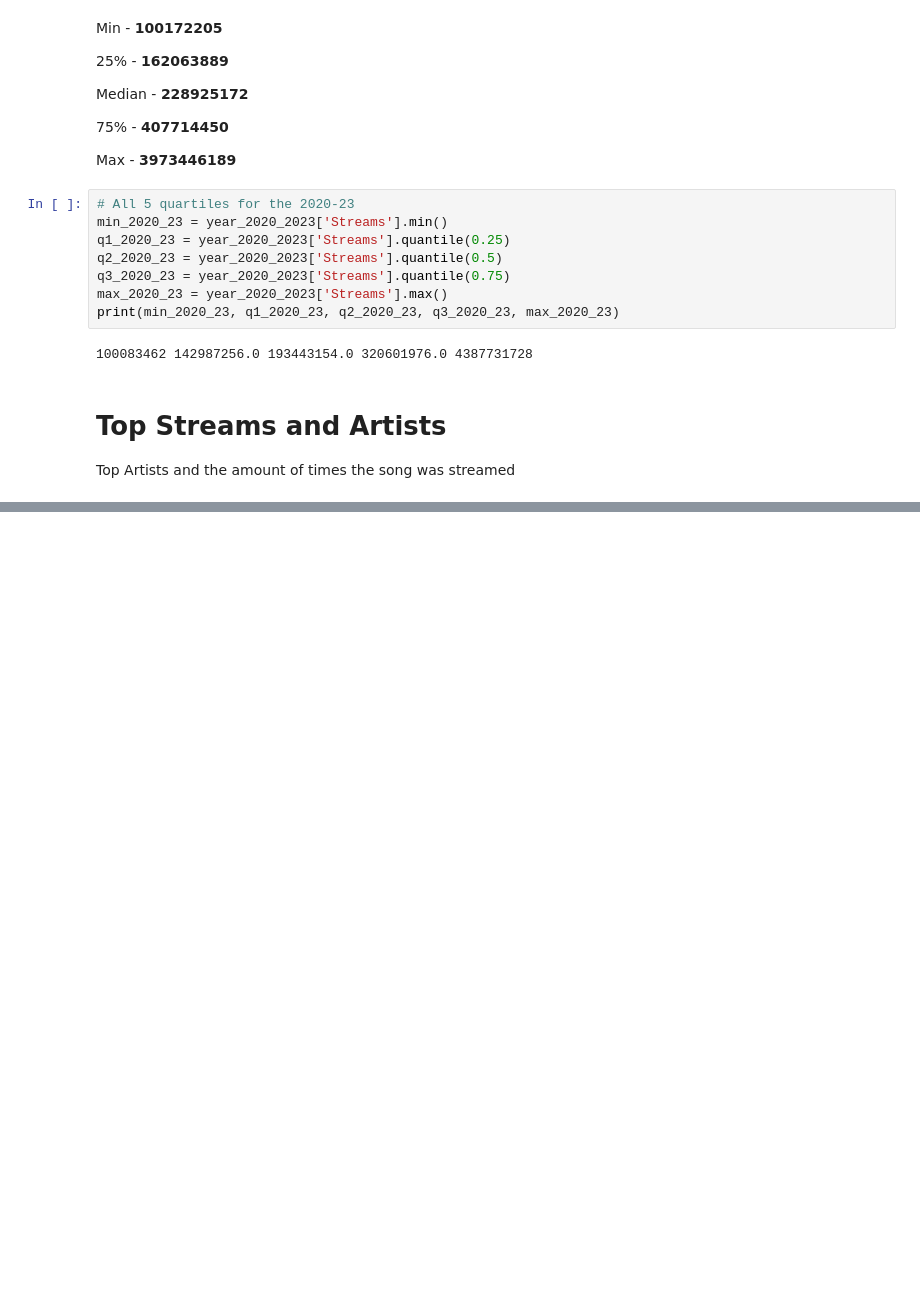
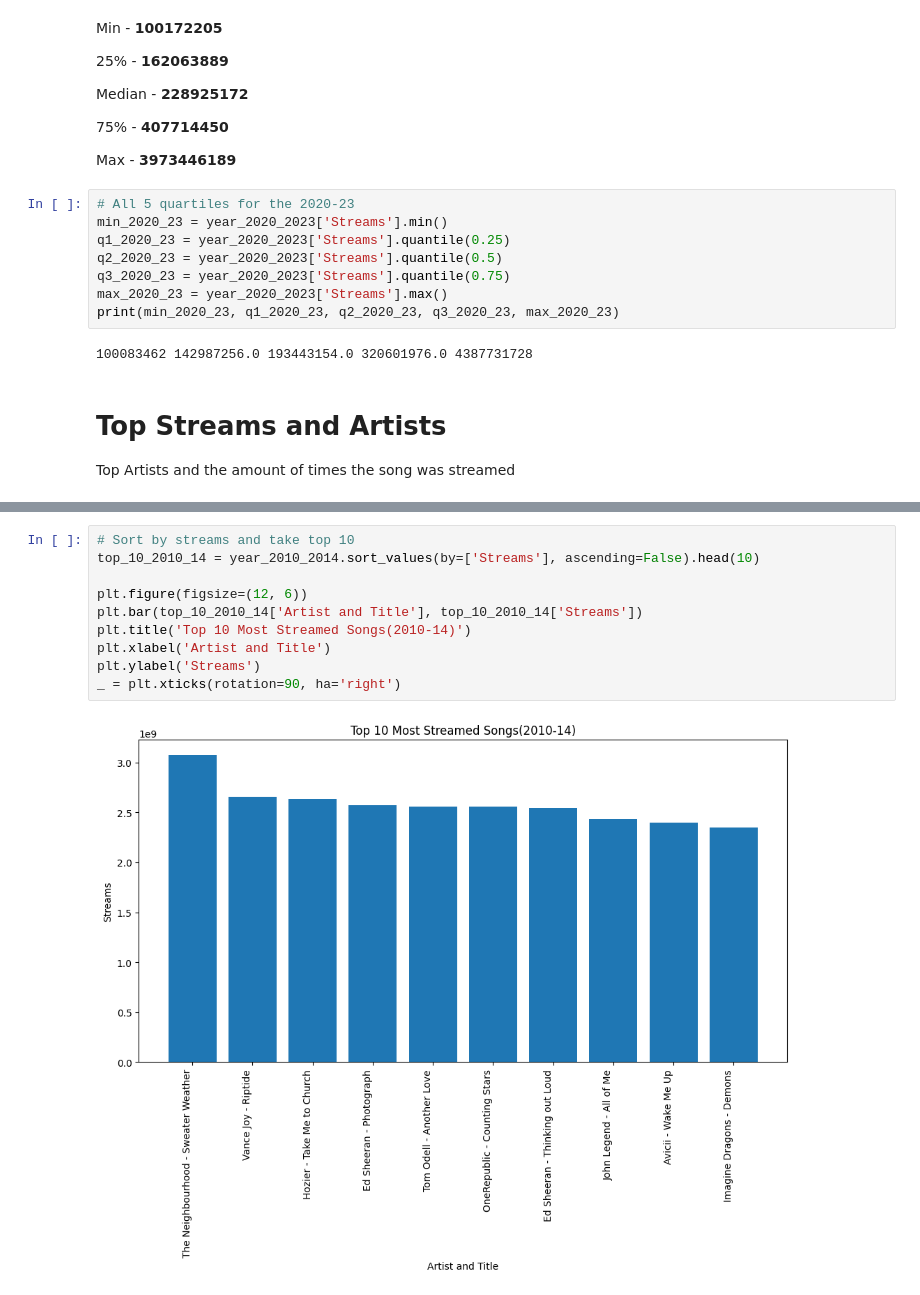
Before and after one commit to JTenaSan/CS3120_EDA_Jesus-Tena, a Jupyter notebook: Spotify_EDA_Jesus_Tena.ipynb, the cells around one changed output, grey strips where cells are left out. Cells and saved outputs as stored; diff of their text form; blank space fills up the shorter version.

```diff
--- a/Spotify_EDA_Jesus_Tena.ipynb
+++ b/Spotify_EDA_Jesus_Tena.ipynb
@@ -304,0 +307,12 @@ artist_2010_2014.head()
+# %%
+# Sort by streams and take top 10
+top_10_2010_14 = year_2010_2014.sort_values(by=['Streams'], ascending=False).head(10)
+
+plt.figure(figsize=(12, 6))
+plt.bar(top_10_2010_14['Artist and Title'], top_10_2010_14['Streams'])
+plt.title('Top 10 Most Streamed Songs(2010-14)')
+plt.xlabel('Artist and Title')
+plt.ylabel('Streams')
+_ = plt.xticks(rotation=90, ha='right')
+# %% [output]
+[figure, added]
```
Also changed, not shown: parts of 8 cells of this notebook.
